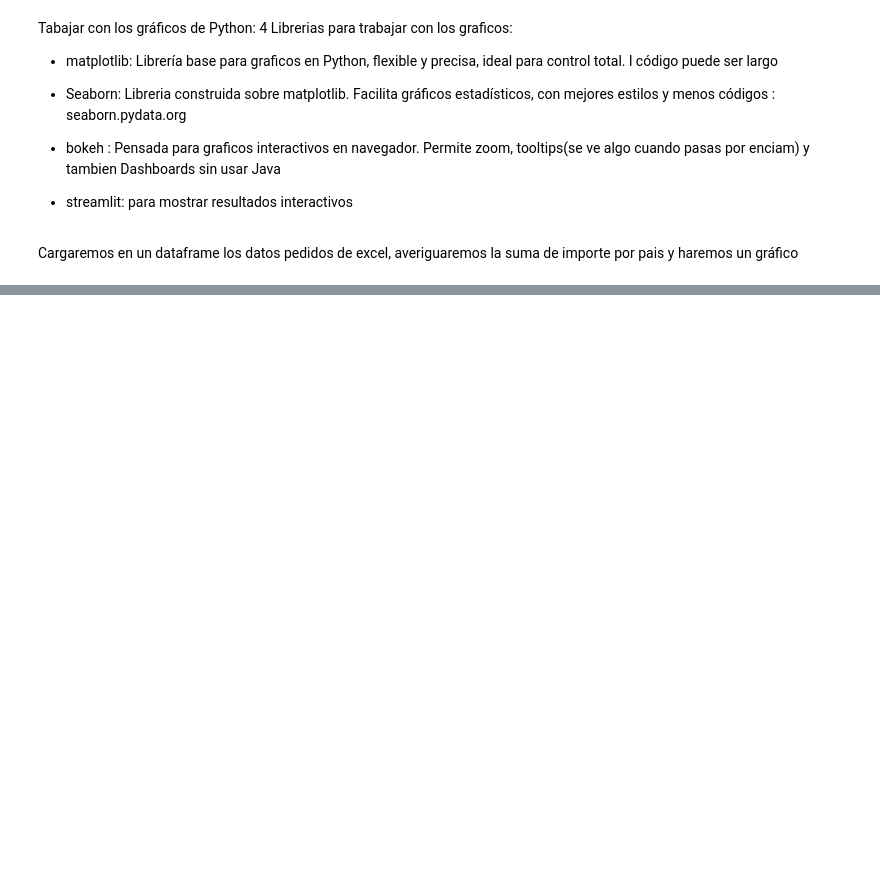
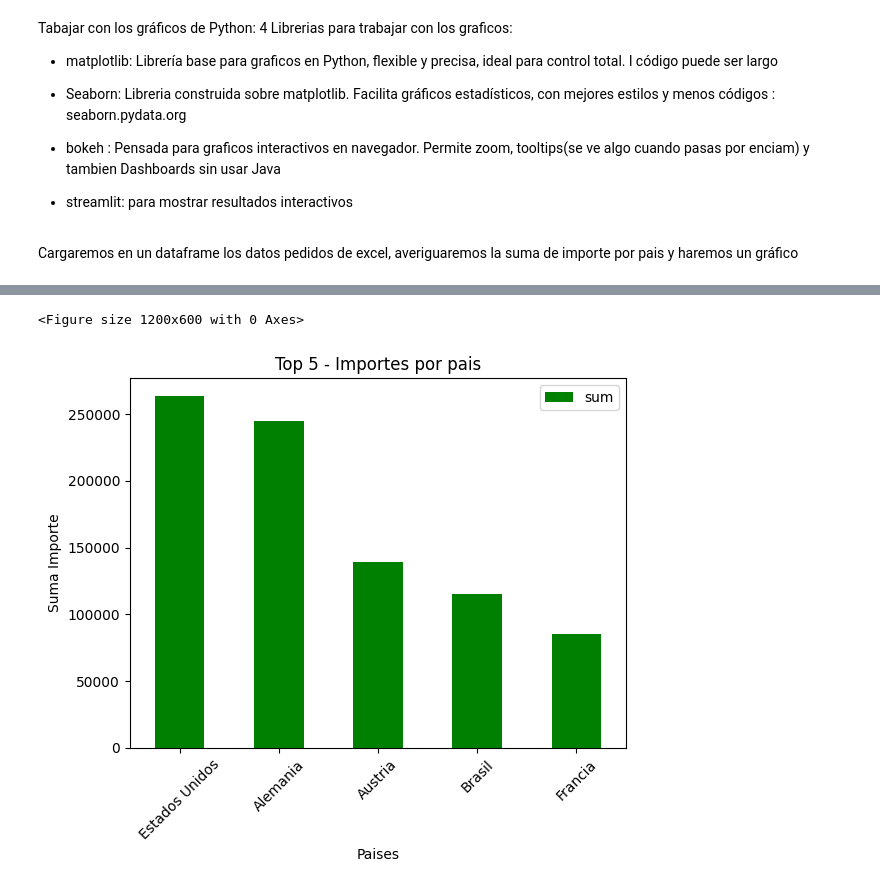
Before and after one commit to rogerloop/2026-04-29_Python3_Ciencia-de-datos-Python-Institute-PCAD-31-Ed2, a Jupyter notebook: 2026-05-11_Python3.ipynb, the cells around one changed output, grey strips where cells are left out. Drawn from its saved outputs; the diff is of its cells as text; code cells hidden in the pictures; blank space fills up the shorter version.

Commit message:
Matplotlib

```diff
--- a/2026-05-11_Python3.ipynb
+++ b/2026-05-11_Python3.ipynb
@@ -127,0 +158,7 @@ Cargaremos en un dataframe los datos pedidos de excel, averiguaremos la suma de
+# %%
+# Grafico de barras o columnas, el concepto solo quiero ver los 5 paises que más importe tienen.
+# Con nlargest veremos los n más grandes
+
+pedidos_agrupados_top5 = pedidos_agrupados.nlargest(5, "sum")
+
+pedidos_agrupados_top5
@@ -127,0 +172,29 @@ Cargaremos en un dataframe los datos pedidos de excel, averiguaremos la suma de
+# %%
+# Para usar matplotlib debo instalar la libreria externa, desde terminal pip install matplotlib
+
+# 0. llamar a la libreria y a la clase
+
+import matplotlib.pyplot as plt
+
+# 1. Para crear un grafico debo reservar espacio en el kernel con figure
+
+plt.figure(figsize=(12,6))
+
+# 2. Crear el gráfico de columnas tipo break , kind = 'bar'
+
+pedidos_agrupados_top5.plot(kind='bar', x='Pais', y='sum', color='green')
+
+# 3. Ajustar parametros del grafico
+plt.title("Top 5 - Importes por pais")          # Titulo del grafico
+plt.xlabel("Paises")                            # Titulo eje x
+plt.ylabel("Suma Importe")                      # Titulo eje y
+plt.legend()
+plt.xticks(rotation=45)                         # rota el titulo eje x 45º
+
+
+
+# 3. Llamada al grafico.  plt.show()
+plt.show()
+# %% [output]
+<Figure size 1200x600 with 0 Axes>
+[figure, added]
```
Also changed, not shown: parts of 3 cells of this notebook.
